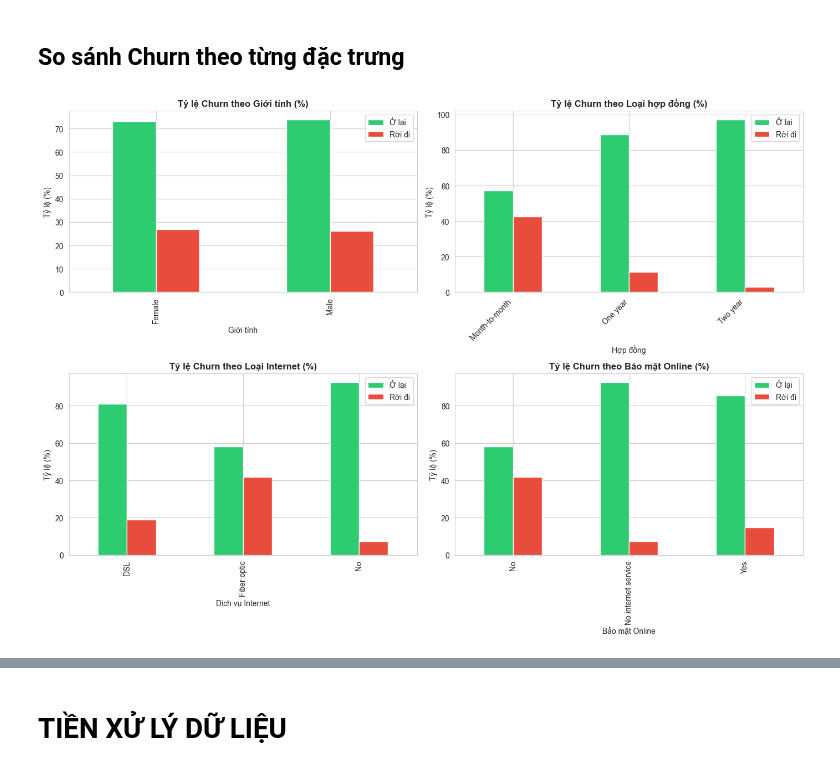
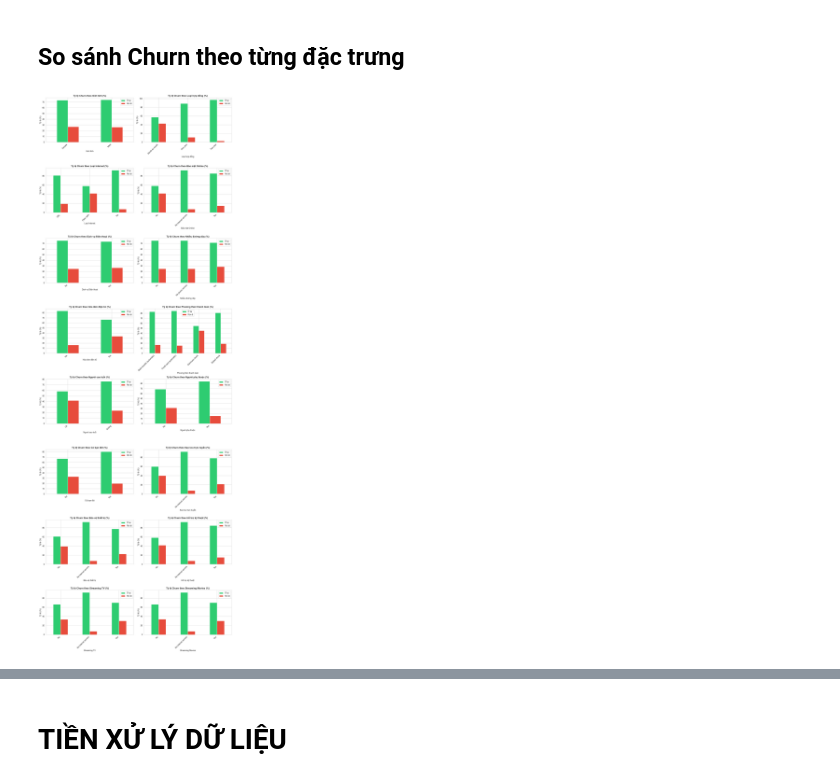
Before and after one commit to pieupieu16/Customer-Churn-Prediction, a Jupyter notebook: Du_doan_khach_hang_roi_di.ipynb, the cells around one changed output, grey strips where cells are left out. Cells and saved outputs as stored; diff of their text form; code cells hidden in the pictures.

```diff
--- a/Du_doan_khach_hang_roi_di.ipynb
+++ b/Du_doan_khach_hang_roi_di.ipynb
@@ -143,45 +145,58 @@ Khách hàng rời đi (Yes):  1869 ( 26.5%)
 # %% [markdown]
 ## So sánh Churn theo từng đặc trưng
 # %%
-fig, axes = plt.subplots(2, 2, figsize=(14, 10))
+features_to_plot = {
+    'gender': 'Giới tính',
+    'Contract': 'Loại hợp đồng',
+    'InternetService': 'Loại Internet',
+    'OnlineSecurity': 'Bảo mật Online',
+    'PhoneService': 'Dịch vụ Điện thoại',
+    'MultipleLines': 'Nhiều đường dây',
+    'PaperlessBilling': 'Hóa đơn điện tử',
+    'PaymentMethod': 'Phương thức thanh toán',
+    'SeniorCitizen': 'Người cao tuổi',
+    'Dependents': 'Người phụ thuộc',
+    'Partner': 'Có bạn đời',
+    'OnlineBackup': 'Sao lưu trực tuyến',
+    'DeviceProtection': 'Bảo vệ thiết bị',
+    'TechSupport': 'Hỗ trợ kỹ thuật',
+    'StreamingTV': 'Streaming TV',
+    'StreamingMovies': 'Streaming Movies'
+}
 
-# 1. Churn theo giới tính
-gender_churn = pd.crosstab(df['gender'], df['Churn'], normalize='index') * 100
-gender_churn.plot(kind='bar', ax=axes[0, 0], color=['#2ecc71', '#e74c3c'])
-axes[0, 0].set_title('Tỷ lệ Churn theo Giới tính (%)', fontsize=12, weight='bold')
-axes[0, 0].set_xlabel('Giới tính')
-axes[0, 0].set_ylabel('Tỷ lệ (%)')
-axes[0, 0].legend(['Ở lại', 'Rời đi'])
+# Create subplots
+fig, axes = plt.subplots(8, 2, figsize=(14, 40))
+axes = axes.flatten() # Flatten the 2D array of axes to easily iterate
 
-# 2. Churn theo loại hợp đồng
-contract_churn = pd.crosstab(df['Contract'], df['Churn'], normalize='index') * 100
-contract_churn.plot(kind='bar', ax=axes[0, 1], color=['#2ecc71', '#e74c3c'])
-axes[0, 1].set_title('Tỷ lệ Churn theo Loại hợp đồng (%)', fontsize=12, weight='bold')
-axes[0, 1].set_xlabel('Hợp đồng')
-axes[0, 1].set_ylabel('Tỷ lệ (%)')
-axes[0, 1].legend(['Ở lại', 'Rời đi'])
-plt.setp(axes[0, 1].xaxis.get_majorticklabels(), rotation=45, ha='right')
+for i, (col, title) in enumerate(features_to_plot.items()):
+    ax = axes[i]
 
-# 3. Churn theo Internet Service
-internet_churn = pd.crosstab(df['InternetService'], df['Churn'], normalize='index') * 100
-internet_churn.plot(kind='bar', ax=axes[1, 0], color=['#2ecc71', '#e74c3c'])
-axes[1, 0].set_title('Tỷ lệ Churn theo Loại Internet (%)', fontsize=12, weight='bold')
-axes[1, 0].set_xlabel('Dịch vụ Internet')
-axes[1, 0].set_ylabel('Tỷ lệ (%)')
-axes[1, 0].legend(['Ở lại', 'Rời đi'])
+    # For SeniorCitizen, the labels are 0 and 1. Let's make them more descriptive.
+    if col == 'SeniorCitizen':
+        # Create a temporary series for plotting with readable labels
+        plot_series = df[col].map({0: 'Không', 1: 'Có'})
+        crosstab = pd.crosstab(plot_series, df['Churn'], normalize='index') * 100
+    else:
+        crosstab = pd.crosstab(df[col], df['Churn'], normalize='index') * 100
 
-# 4. Churn theo Bảo mật Online
-security_churn = pd.crosstab(df['OnlineSecurity'], df['Churn'], normalize='index') * 100
-security_churn.plot(kind='bar', ax=axes[1, 1], color=['#2ecc71', '#e74c3c'])
-axes[1, 1].set_title('Tỷ lệ Churn theo Bảo mật Online (%)', fontsize=12, weight='bold')
-axes[1, 1].set_xlabel('Bảo mật Online')
-axes[1, 1].set_ylabel('Tỷ lệ (%)')
-axes[1, 1].legend(['Ở lại', 'Rời đi'])
+    crosstab.plot(kind='bar', ax=ax, color=['#2ecc71', '#e74c3c'], legend=False)
+
+    ax.set_title(f'Tỷ lệ Churn theo {title} (%)', fontsize=12, weight='bold')
+    ax.set_xlabel(title)
+    ax.set_ylabel('Tỷ lệ (%)')
+    ax.legend(['Ở lại', 'Rời đi'])
+
+    # Rotate long x-axis labels for readability
+    plt.setp(ax.xaxis.get_majorticklabels(), rotation=45, ha='right')
+
+# Hide any unused subplots
+for j in range(i + 1, len(axes)):
+    axes[j].set_visible(False)
 
 plt.tight_layout()
 plt.show()
 # %% [output]
-[figure, old version]
+[figure, new version]
 # %% [markdown]
 # Từ biểu đồ, ta thấy:
 * Hợp đồng tháng: Tỷ lệ churn rất cao (42%)
```
Also changed, not shown: parts of 61 cells of this notebook, 3 other files.
